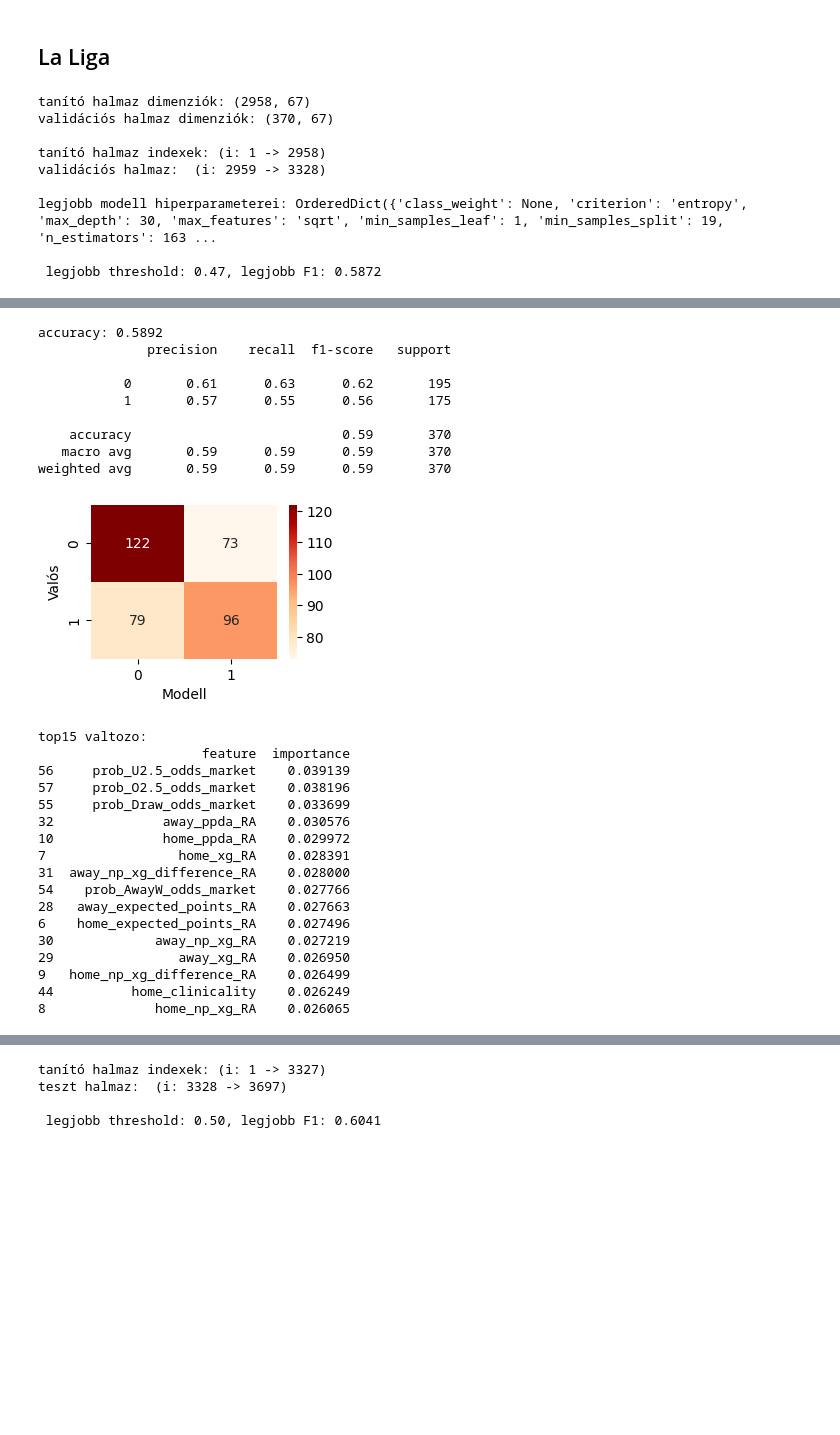
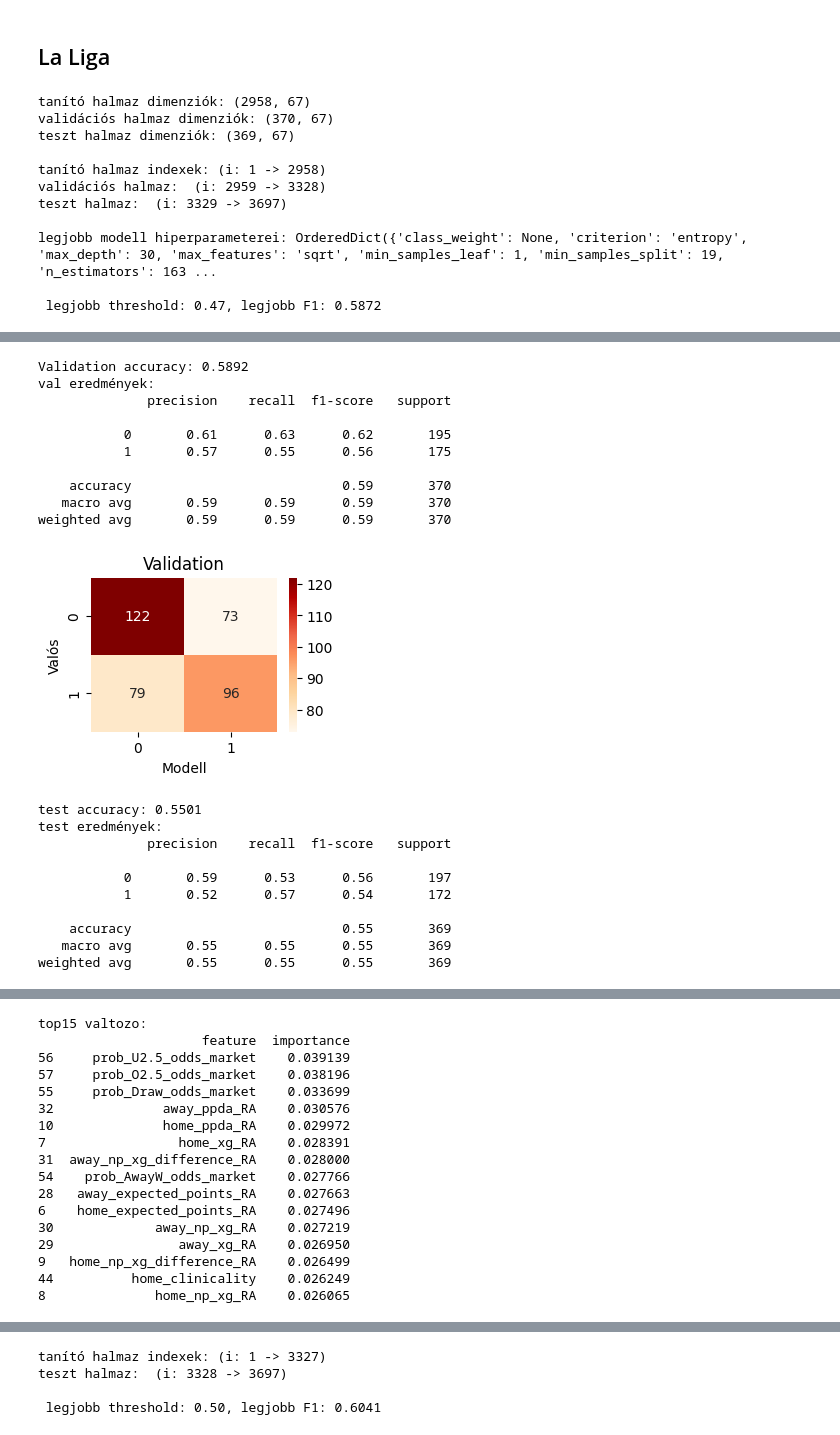
Before and after one commit to can-I-pet-that-DAWG/Szakdolgozat-2025-1, a Jupyter notebook: 03_RF_FTR_UO.ipynb, the cells around one changed output, grey strips where cells are left out. Saved outputs shown, nothing was run; the diff lists cells and outputs as text; code cells hidden in the pictures; blank space fills up the shorter version.

```diff
--- a/03_RF_FTR_UO.ipynb
+++ b/03_RF_FTR_UO.ipynb
@@ -2054,7 +2304,7 @@ roi_sim_UO_serie_a = ROI_sim_UO(serie_a_test_underover, round_size=9)
 # %% [markdown]
 ## La Liga
 # %%
-la_liga_tuning_underover, la_liga_params_underover, la_liga_topfeatures_underover = random_forest_tuning_underover(
+la_liga_tuning_underover, la_liga_test_underover, la_liga_topfeatures_underover,sp_rf_uo  = random_forest_tuning_underover(
     la_liga,
     target_col,
     drop
@@ -2062,9 +2312,11 @@ la_liga_tuning_underover, la_liga_params_underover, la_liga_topfeatures_underove
 # %% [output]
 tanító halmaz dimenziók: (2958, 67)
 validációs halmaz dimenziók: (370, 67)
+teszt halmaz dimenziók: (369, 67)
 
 tanító halmaz indexek: (i: 1 -> 2958)
 validációs halmaz:  (i: 2959 -> 3328)
+teszt halmaz:  (i: 3329 -> 3697)
 
 legjobb modell hiperparameterei: OrderedDict({'class_weight': None, 'criterion': 'entropy', 'max_depth': 30, 'max_features': 'sqrt', 'min_samples_leaf': 1, 'min_samples_split': 19, 'n_estimators': 163 ...
 
@@ -2073,27 +2325,21 @@ legjobb modell hiperparameterei: OrderedDict({'class_weight': None, 'criterion':
-accuracy: 0.5892
+Validation accuracy: 0.5892
+val eredmények:
               precision    recall  f1-score   support
 
            0       0.61      0.63      0.62       195
            1       0.57      0.55      0.56       175
 
     accuracy                           0.59       370
    macro avg       0.59      0.59      0.59       370
 weighted avg       0.59      0.59      0.59       370
-[figure, old version]
+[figure, new version]
-top15 valtozo:
-                     feature  importance
-56     prob_U2.5_odds_market    0.039139
-57     prob_O2.5_odds_market    0.038196
-55     prob_Draw_odds_market    0.033699
-32              away_ppda_RA    0.030576
-10              home_ppda_RA    0.029972
-7                 home_xg_RA    0.028391
-31  away_np_xg_difference_RA    0.028000
-54    prob_AwayW_odds_market    0.027766
-28   away_expected_points_RA    0.027663
-6    home_expected_points_RA    0.027496
-30             away_np_xg_RA    0.027219
-29                away_xg_RA    0.026950
-9   home_np_xg_difference_RA    0.026499
-44          home_clinicality    0.026249
-8              home_np_xg_RA    0.026065
+test accuracy: 0.5501
+test eredmények:
+              precision    recall  f1-score   support
+
+           0       0.59      0.53      0.56       197
+           1       0.52      0.57      0.54       172
+
+    accuracy                           0.55       369
+   macro avg       0.55      0.55      0.55       369
+weighted avg       0.55      0.55      0.55       369
@@ -2100,0 +2347,17 @@ top15 valtozo:
+top15 valtozo:
+                     feature  importance
+56     prob_U2.5_odds_market    0.039139
+57     prob_O2.5_odds_market    0.038196
+55     prob_Draw_odds_market    0.033699
+32              away_ppda_RA    0.030576
+10              home_ppda_RA    0.029972
+7                 home_xg_RA    0.028391
+31  away_np_xg_difference_RA    0.028000
+54    prob_AwayW_odds_market    0.027766
+28   away_expected_points_RA    0.027663
+6    home_expected_points_RA    0.027496
+30             away_np_xg_RA    0.027219
+29                away_xg_RA    0.026950
+9   home_np_xg_difference_RA    0.026499
+44          home_clinicality    0.026249
+8              home_np_xg_RA    0.026065
```
Also changed, not shown: parts of 70 cells of this notebook, 2 other files.
